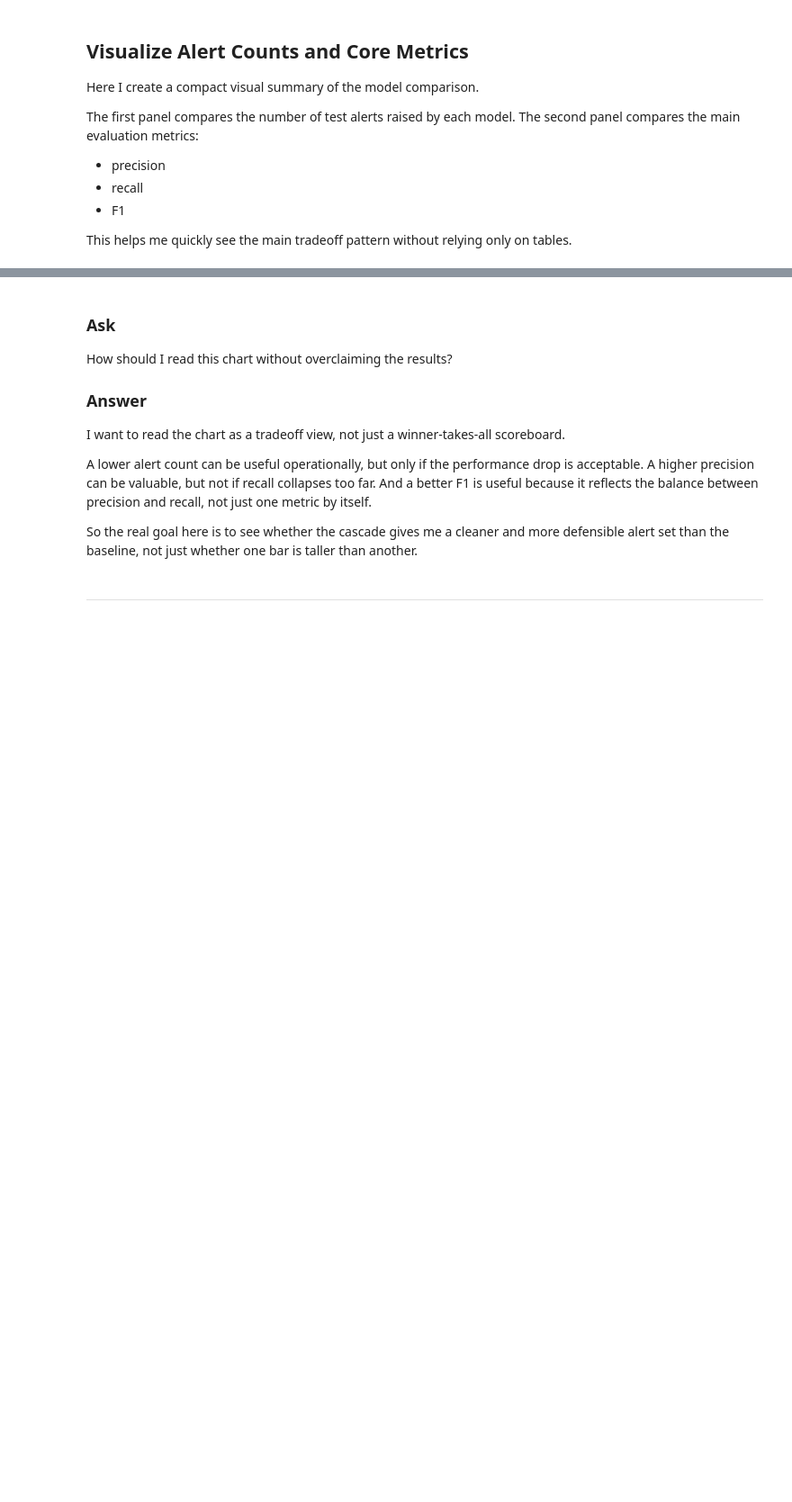
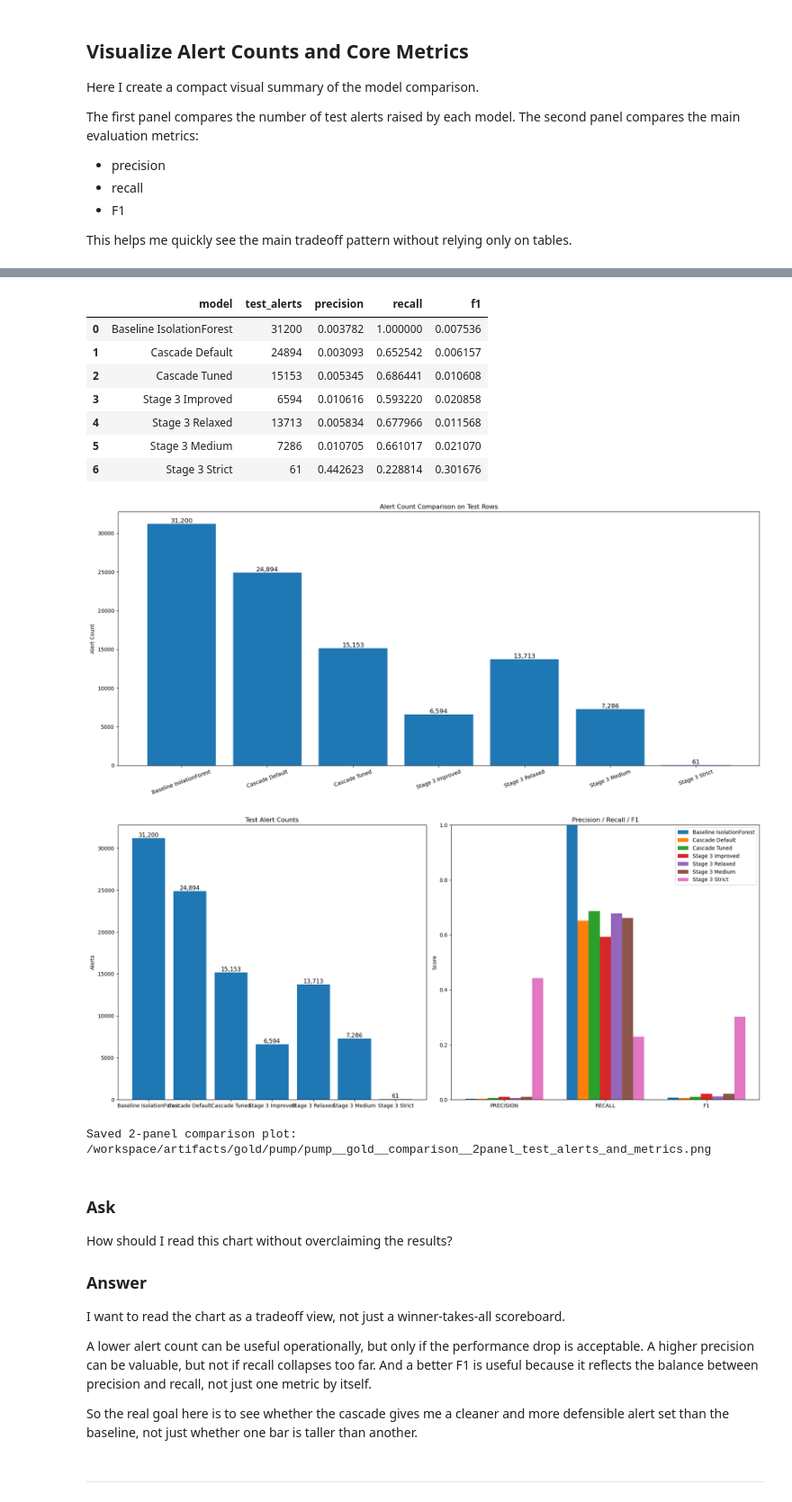
Before and after one commit to DCook-WGU/dcook-wgu-capstone-unified-predictive-maintenance-pipeline, a Jupyter notebook: notebooks/experiments/EDA_Notebook_Pump_Gold_04_Comparision.ipynb, the cells around one changed output, grey strips where cells are left out. Shown at 90% size. Drawn from its saved outputs; the diff is of its cells as text; code cells hidden in the pictures; blank space fills up the shorter version.

```diff
--- a/notebooks/experiments/EDA_Notebook_Pump_Gold_04_Comparision.ipynb
+++ b/notebooks/experiments/EDA_Notebook_Pump_Gold_04_Comparision.ipynb
@@ -1293,5 +1309,15 @@ axes[1].set_ylim(0, 1.0)
 axes[1].legend()
 
 plt.tight_layout()
+
+comparison_2panel_plot_path = (
+    GOLD_ARTIFACTS_PATH
+    / f"{DATASET_NAME}__gold__comparison__2panel_test_alerts_and_metrics.png"
+)
+
+fig.savefig(comparison_2panel_plot_path, dpi=200, bbox_inches="tight")
+
 plt.show()
+
+print(f"Saved 2-panel comparison plot: {comparison_2panel_plot_path}")
 # %% [output]
@@ -1299,3 +1325,14 @@ Saved comparison plot to: /workspace/artifacts/gold/pump/pump__gold__comparison_
+|  | model | test_alerts | precision | recall | f1 |
+| 0 | Baseline IsolationForest | 31200 | 0.003782 | 1.000000 | 0.007536 |
+| 1 | Cascade Default | 24894 | 0.003093 | 0.652542 | 0.006157 |
+| 2 | Cascade Tuned | 15153 | 0.005345 | 0.686441 | 0.010608 |
+| 3 | Stage 3 Improved | 6594 | 0.010616 | 0.593220 | 0.020858 |
+| 4 | Stage 3 Relaxed | 13713 | 0.005834 | 0.677966 | 0.011568 |
+| 5 | Stage 3 Medium | 7286 | 0.010705 | 0.661017 | 0.021070 |
+| 6 | Stage 3 Strict | 61 | 0.442623 | 0.228814 | 0.301676 |
+[figure, added]
+[figure, added]
+Saved 2-panel comparison plot: /workspace/artifacts/gold/pump/pump__gold__comparison__2panel_test_alerts_and_metrics.png
 # %% [markdown]
 ### Ask
 
```
Also changed, not shown: parts of 13 cells of this notebook, 53 other files.
